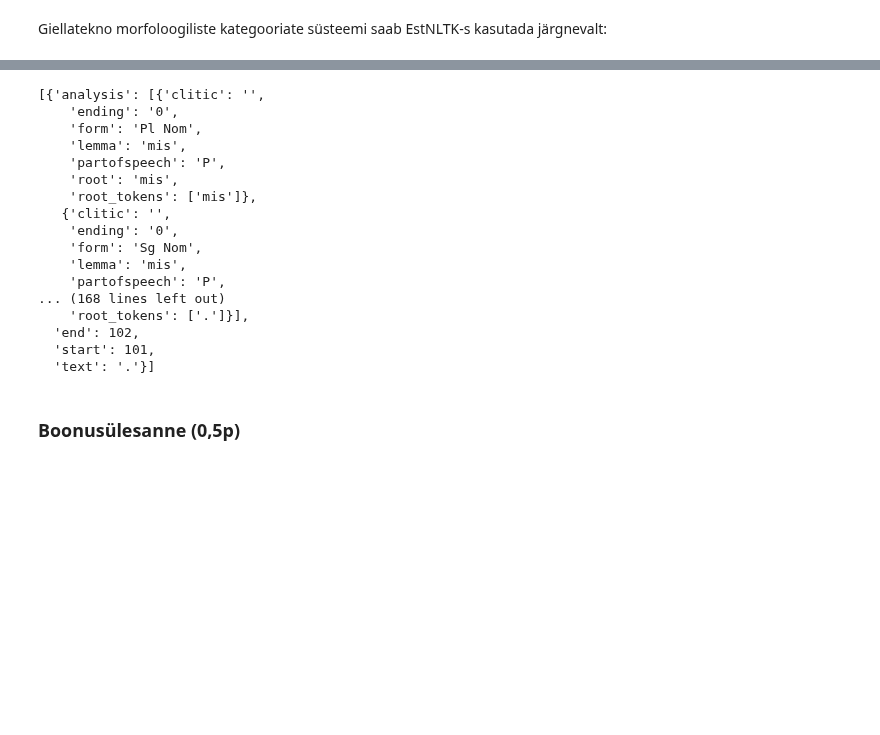
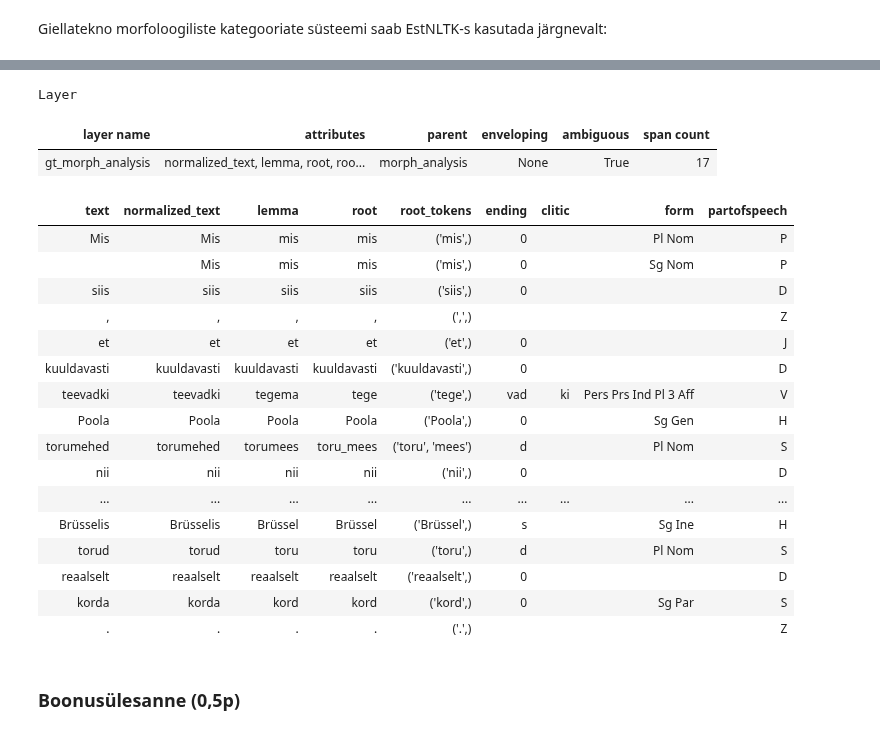
Before and after one commit to d009/EstNLP, a Jupyter notebook: Praktikum3/Praktikum_3.ipynb, the cells around one changed output, grey strips where cells are left out. Cells and saved outputs as stored; diff of their text form; code cells hidden in the pictures; blank space fills up the shorter version.

```diff
--- a/Praktikum3/Praktikum_3.ipynb
+++ b/Praktikum3/Praktikum_3.ipynb
@@ -441,3 +626,3 @@ text.tag_analysis()
 # %%
-# Teisendame morfoloogilise analüüsi GT formaati - selleks luuakse uus kiht nimega 'gt_words
-text = convert_to_gt(text)
+# Teisendame morfoloogilise analüüsi GT formaati - tulemused on salvestatud kihis gt_morph_analysis
+gt_converter.tag(text)
@@ -444,23 +640,26 @@ text = convert_to_gt(text)
 # %%
-text['gt_words']
+text.gt_morph_analysis
 # %% [output]
-[{'analysis': [{'clitic': '',
-    'ending': '0',
-    'form': 'Pl Nom',
-    'lemma': 'mis',
-    'partofspeech': 'P',
-    'root': 'mis',
-    'root_tokens': ['mis']},
-   {'clitic': '',
-    'ending': '0',
-    'form': 'Sg Nom',
-    'lemma': 'mis',
-    'partofspeech': 'P',
-... (168 lines left out)
-    'root_tokens': ['.']}],
-  'end': 102,
-  'start': 101,
-  'text': '.'}]
+Layer
+| layer name | attributes | parent | enveloping | ambiguous | span count |
+| gt_morph_analysis | normalized_text, lemma, root, roo... | morph_analysis | None | True | 17 |
+| text | normalized_text | lemma | root | root_tokens | ending | clitic | form | partofspeech |
+| Mis | Mis | mis | mis | ('mis',) | 0 |  | Pl Nom | P |
+|  | Mis | mis | mis | ('mis',) | 0 |  | Sg Nom | P |
+| siis | siis | siis | siis | ('siis',) | 0 |  |  | D |
+| , | , | , | , | (',',) |  |  |  | Z |
+| et | et | et | et | ('et',) | 0 |  |  | J |
+| kuuldavasti | kuuldavasti | kuuldavasti | kuuldavasti | ('kuuldavasti',) | 0 |  |  | D |
+| teevadki | teevadki | tegema | tege | ('tege',) | vad | ki | Pers Prs Ind Pl 3 Aff | V |
+| Poola | Poola | Poola | Poola | ('Poola',) | 0 |  | Sg Gen | H |
+| torumehed | torumehed | torumees | toru_mees | ('toru', 'mees') | d |  | Pl Nom | S |
+| nii | nii | nii | nii | ('nii',) | 0 |  |  | D |
+| ... | ... | ... | ... | ... | ... | ... | ... | ... |
+| Brüsselis | Brüsselis | Brüssel | Brüssel | ('Brüssel',) | s |  | Sg Ine | H |
+| torud | torud | toru | toru | ('toru',) | d |  | Pl Nom | S |
+| reaalselt | reaalselt | reaalselt | reaalselt | ('reaalselt',) | 0 |  |  | D |
+| korda | korda | kord | kord | ('kord',) | 0 |  | Sg Par | S |
+| . | . | . | . | ('.',) |  |  |  | Z |
 # %% [markdown]
 ### Boonusülesanne (0,5p)
 # %% [markdown]
```
Also changed, not shown: parts of 106 cells of this notebook.
